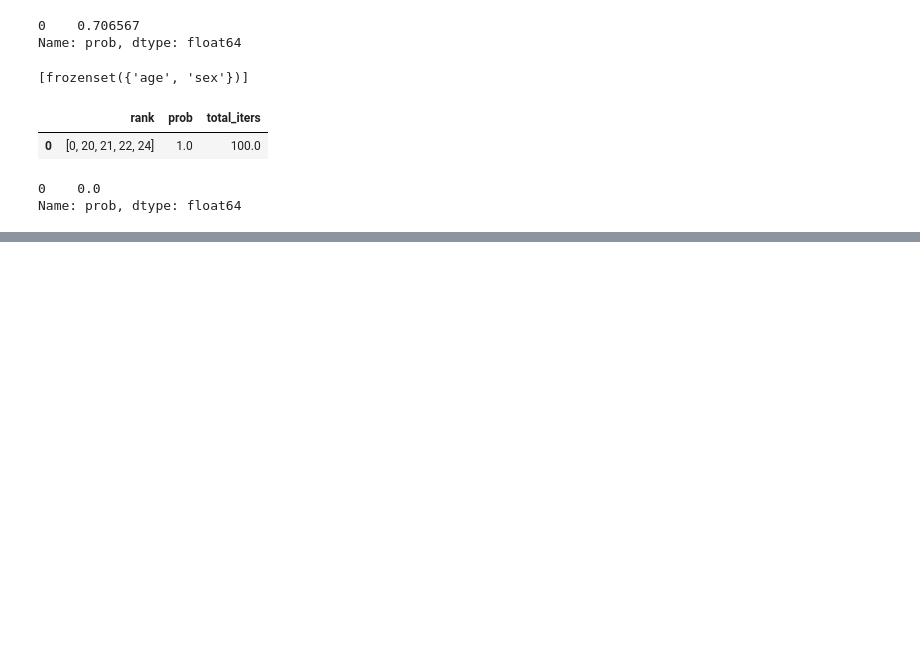
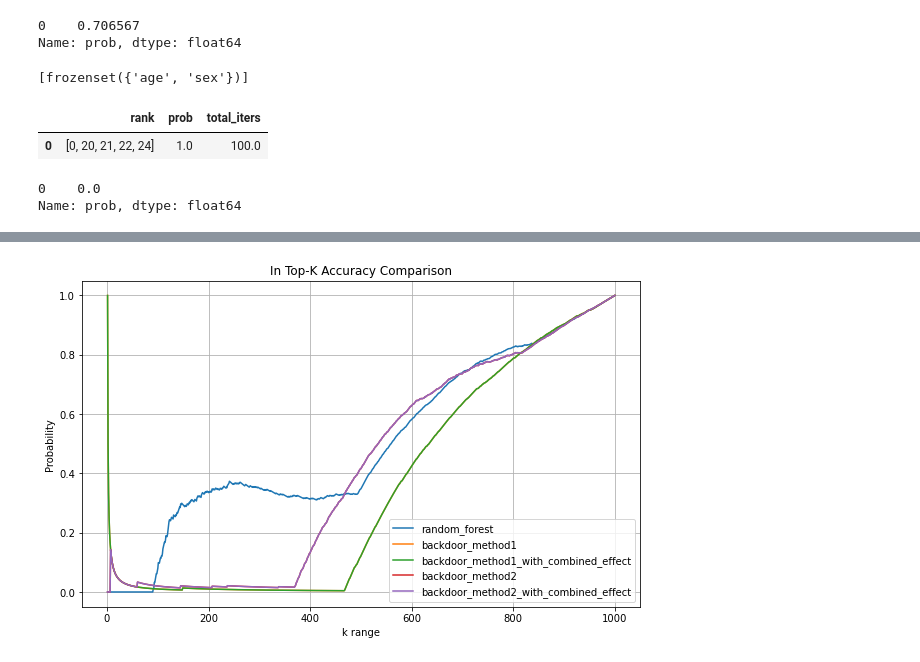
Before and after one commit to sainyam/Hyper-Code, a Jupyter notebook: ranking_query/German_exp.ipynb, the cells around one changed output, grey strips where cells are left out. Drawn from its saved outputs; the diff is of its cells as text; code cells hidden in the pictures; blank space fills up the shorter version.

```diff
--- a/ranking_query/German_exp.ipynb
+++ b/ranking_query/German_exp.ipynb
@@ -600,0 +721,14 @@ Name: prob, dtype: float64
+# %%
+plt.figure(figsize=(10, 6))
+for column in df_in_top_k_accuracy.columns[:-1]:
+    plt.plot(df_in_top_k_accuracy["k_range"], df_in_top_k_accuracy[column], label=column)
+
+plt.xlabel("k range")
+plt.ylabel("Probability")
+plt.title("In Top-K Accuracy Comparison")
+plt.legend()
+plt.grid(True)
+plt.savefig(f'ranking_plots/In_top_k_comparison_german.png')
+plt.show()
+# %% [output]
+[figure, added]
```
Also changed, not shown: parts of 54 cells of this notebook, 31 other files.
